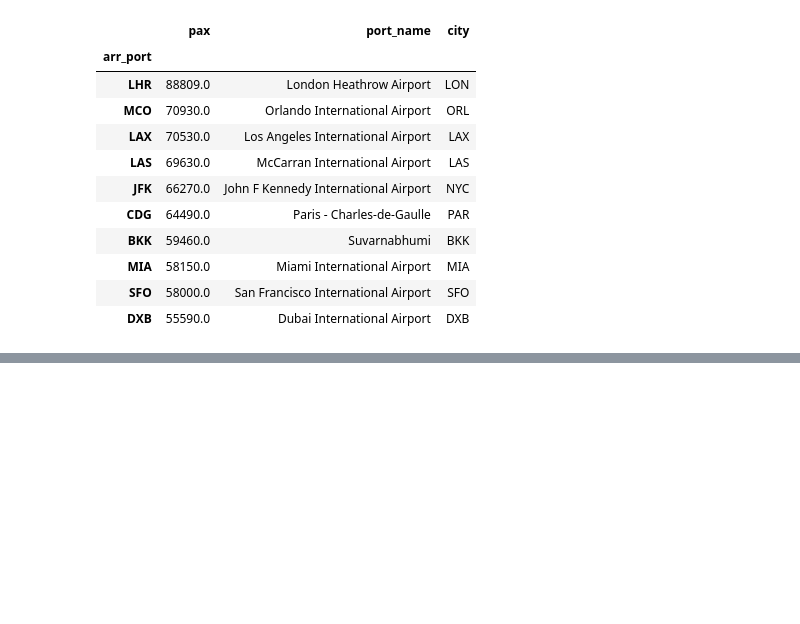
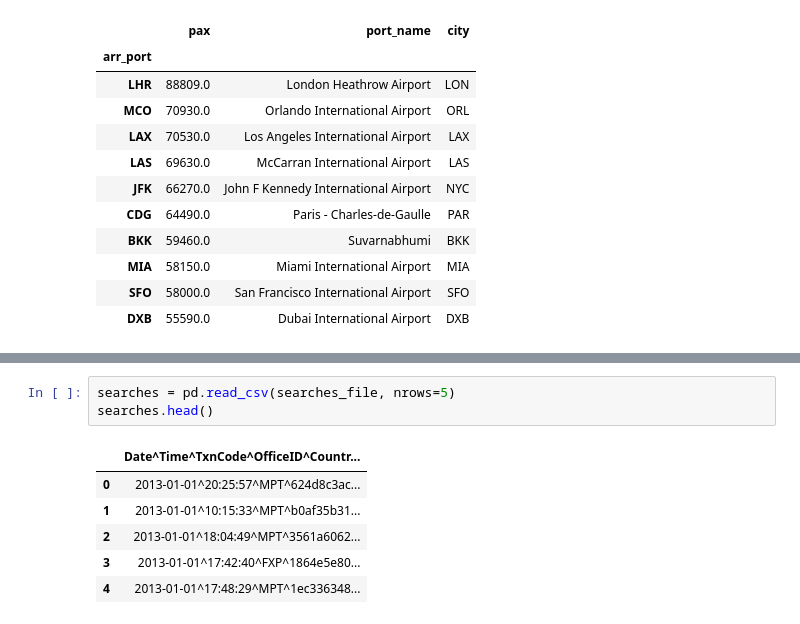
Before and after one commit to ibarrond/Amadeus, a Jupyter notebook: AmadeusChallenge.ipynb, the cells around one changed output, grey strips where cells are left out. Saved outputs shown, nothing was run; the diff lists cells and outputs as text; blank space fills up the shorter version.

```diff
--- a/AmadeusChallenge.ipynb
+++ b/AmadeusChallenge.ipynb
@@ -202,0 +189,10 @@ top10_arr_port
+# %%
+searches = pd.read_csv(searches_file, nrows=5)
+searches.head()
+# %% [output]
+|  | Date^Time^TxnCode^OfficeID^Countr... |
+| 0 | 2013-01-01^20:25:57^MPT^624d8c3ac... |
+| 1 | 2013-01-01^10:15:33^MPT^b0af35b31... |
+| 2 | 2013-01-01^18:04:49^MPT^3561a6062... |
+| 3 | 2013-01-01^17:42:40^FXP^1864e5e80... |
+| 4 | 2013-01-01^17:48:29^MPT^1ec336348... |
```
Also changed, not shown: parts of 9 cells of this notebook.
